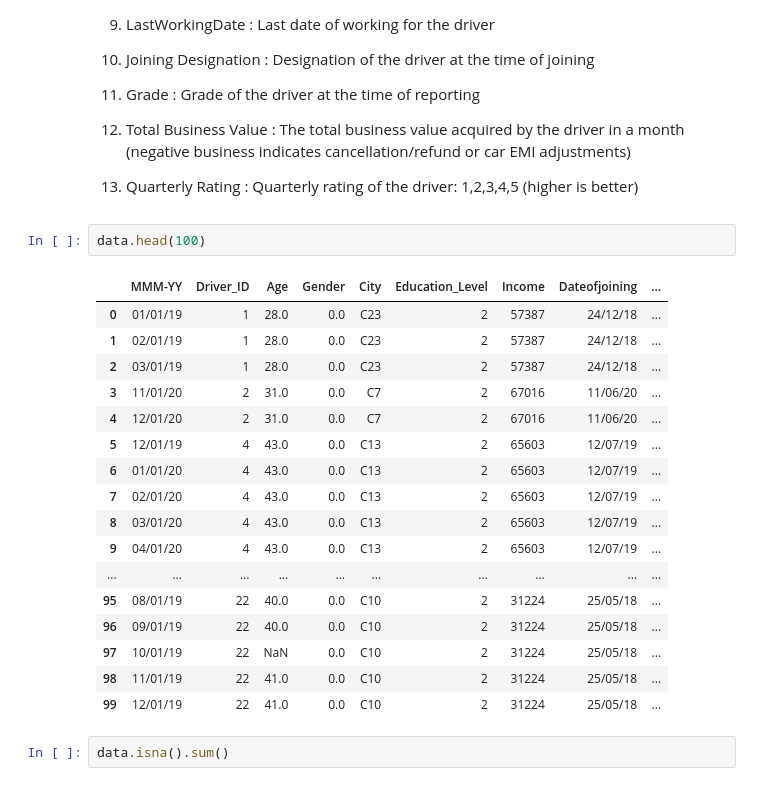
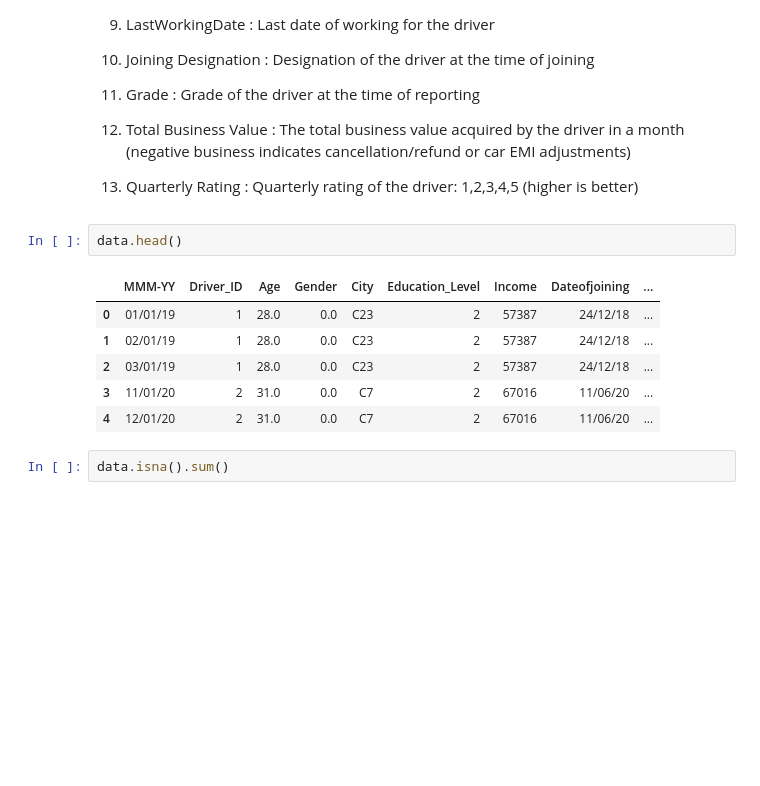
Before and after one commit to GauravDaharia20/Scaler-Projects, a Jupyter notebook: Machine Learning/Project/OlA/OLA_Bussiness_Case.ipynb, the cells around one changed output. Drawn from its saved outputs; the diff is of its cells as text; blank space fills up the shorter version.

```diff
--- a/Machine Learning/Project/OlA/OLA_Bussiness_Case.ipynb
+++ b/Machine Learning/Project/OlA/OLA_Bussiness_Case.ipynb
@@ -36,25 +36,14 @@ data.drop('Unnamed: 0',axis=1,inplace=True)
 
 13. Quarterly Rating : Quarterly rating of the driver: 1,2,3,4,5 (higher is better)
 # %%
-data.head(100)
+data.head()
 # %% [output]
 |  | MMM-YY | Driver_ID | Age | Gender | City | Education_Level | Income | Dateofjoining | ... |
 | 0 | 01/01/19 | 1 | 28.0 | 0.0 | C23 | 2 | 57387 | 24/12/18 | ... |
 | 1 | 02/01/19 | 1 | 28.0 | 0.0 | C23 | 2 | 57387 | 24/12/18 | ... |
 | 2 | 03/01/19 | 1 | 28.0 | 0.0 | C23 | 2 | 57387 | 24/12/18 | ... |
 | 3 | 11/01/20 | 2 | 31.0 | 0.0 | C7 | 2 | 67016 | 11/06/20 | ... |
 | 4 | 12/01/20 | 2 | 31.0 | 0.0 | C7 | 2 | 67016 | 11/06/20 | ... |
-| 5 | 12/01/19 | 4 | 43.0 | 0.0 | C13 | 2 | 65603 | 12/07/19 | ... |
-| 6 | 01/01/20 | 4 | 43.0 | 0.0 | C13 | 2 | 65603 | 12/07/19 | ... |
-| 7 | 02/01/20 | 4 | 43.0 | 0.0 | C13 | 2 | 65603 | 12/07/19 | ... |
-| 8 | 03/01/20 | 4 | 43.0 | 0.0 | C13 | 2 | 65603 | 12/07/19 | ... |
-| 9 | 04/01/20 | 4 | 43.0 | 0.0 | C13 | 2 | 65603 | 12/07/19 | ... |
-| ... | ... | ... | ... | ... | ... | ... | ... | ... | ... |
-| 95 | 08/01/19 | 22 | 40.0 | 0.0 | C10 | 2 | 31224 | 25/05/18 | ... |
-| 96 | 09/01/19 | 22 | 40.0 | 0.0 | C10 | 2 | 31224 | 25/05/18 | ... |
-| 97 | 10/01/19 | 22 | NaN | 0.0 | C10 | 2 | 31224 | 25/05/18 | ... |
-| 98 | 11/01/19 | 22 | 41.0 | 0.0 | C10 | 2 | 31224 | 25/05/18 | ... |
-| 99 | 12/01/19 | 22 | 41.0 | 0.0 | C10 | 2 | 31224 | 25/05/18 | ... |
 # %%
 data.isna().sum()
 # %% [output]
```
Also changed, not shown: parts of 20 cells of this notebook, 8 other files.
